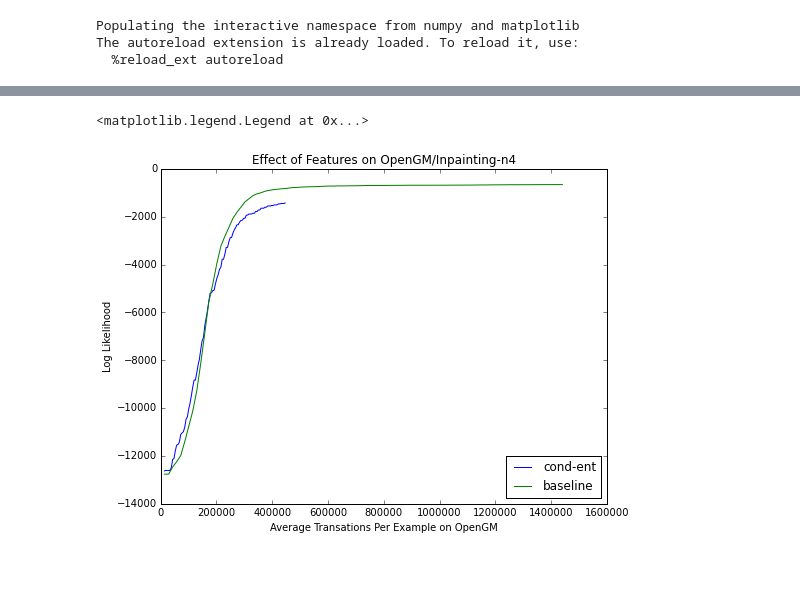
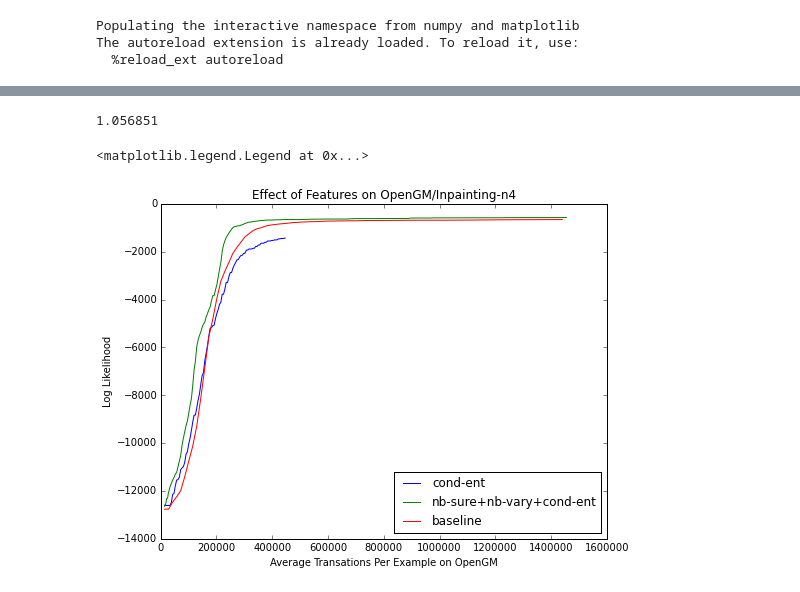
Before and after one commit to strin/HeteroSampler, a Jupyter notebook: notebook/opengm/inpainting.ipynb, the cells around one changed output, grey strips where cells are left out. Saved outputs shown, nothing was run; the diff lists cells and outputs as text; code cells hidden in the pictures.

```diff
--- a/notebook/opengm/inpainting.ipynb
+++ b/notebook/opengm/inpainting.ipynb
@@ -95,13 +124,18 @@ imshow(mask)
+# %%
+mask_l[0][7220]
+# %% [output]
+1.056851
 # %%
 # all features.
 figure(num=None, figsize=(8, 6), dpi=80)
 plotAcc('../../test/opengm/inpaint/blockpolicy/cond/0/tcall_b*/policy.xml')
+plotAcc('../../test/opengm/inpaint/blockpolicy/nb-sure+nb-vary+cond-ent/0/tcall_b*/policy.xml')
 plotAcc('../../test/opengm/inpaint/gibbs/default/0/tcall_T*/policy.xml')
 title('Effect of Features on OpenGM/Inpainting-n4')
 xlabel('Average Transations Per Example on OpenGM')
 ylabel('Log Likelihood')
 # legend(range(10), loc=4)
-legend(['cond-ent', 'baseline'], loc=4)
+legend(['cond-ent', 'nb-sure+nb-vary+cond-ent', 'baseline'], loc=4)
 # %% [output]
 <matplotlib.legend.Legend at 0x...>
-[figure, old version]
+[figure, new version]
```
Also changed, not shown: parts of 4 cells of this notebook, 4 other files.
